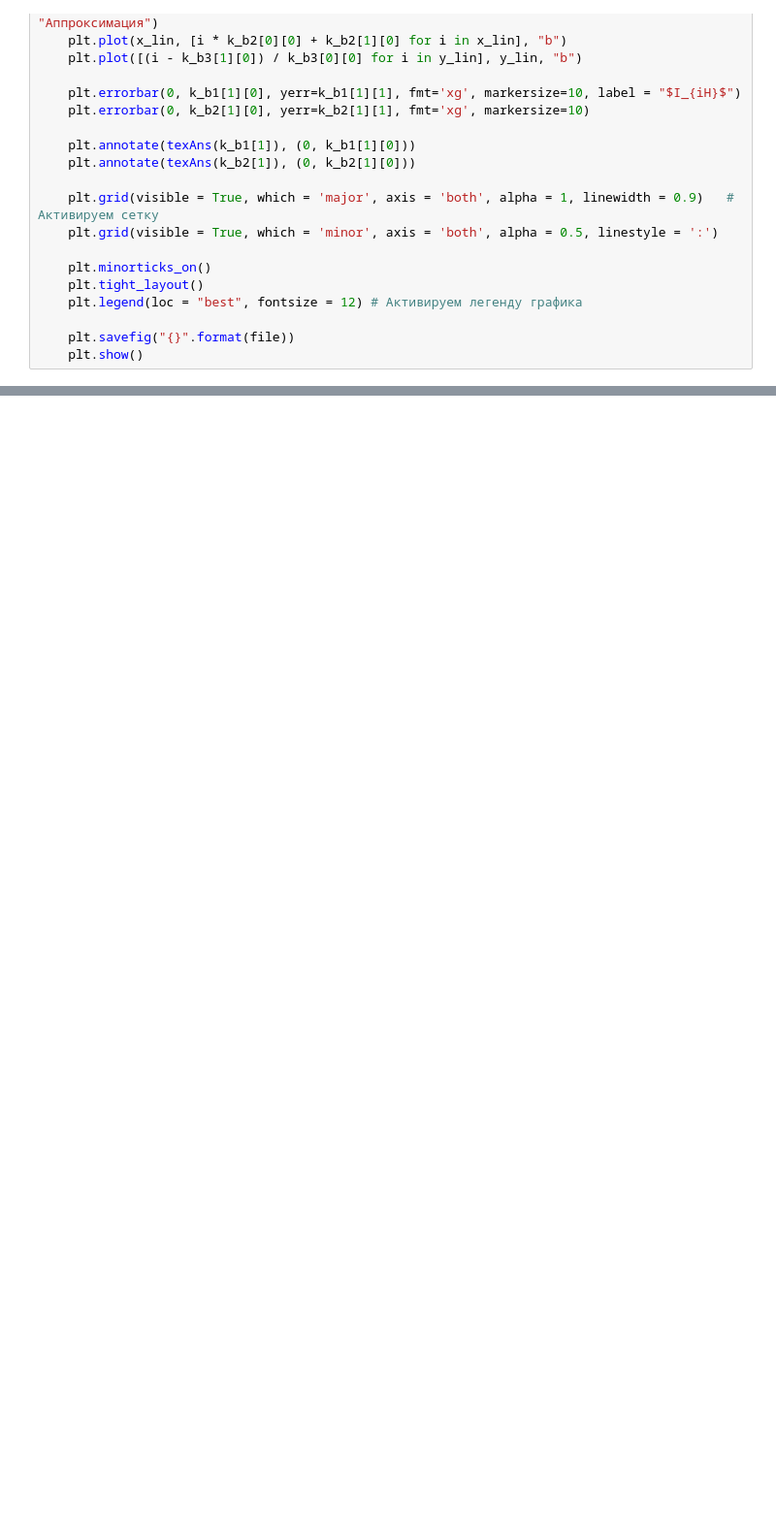
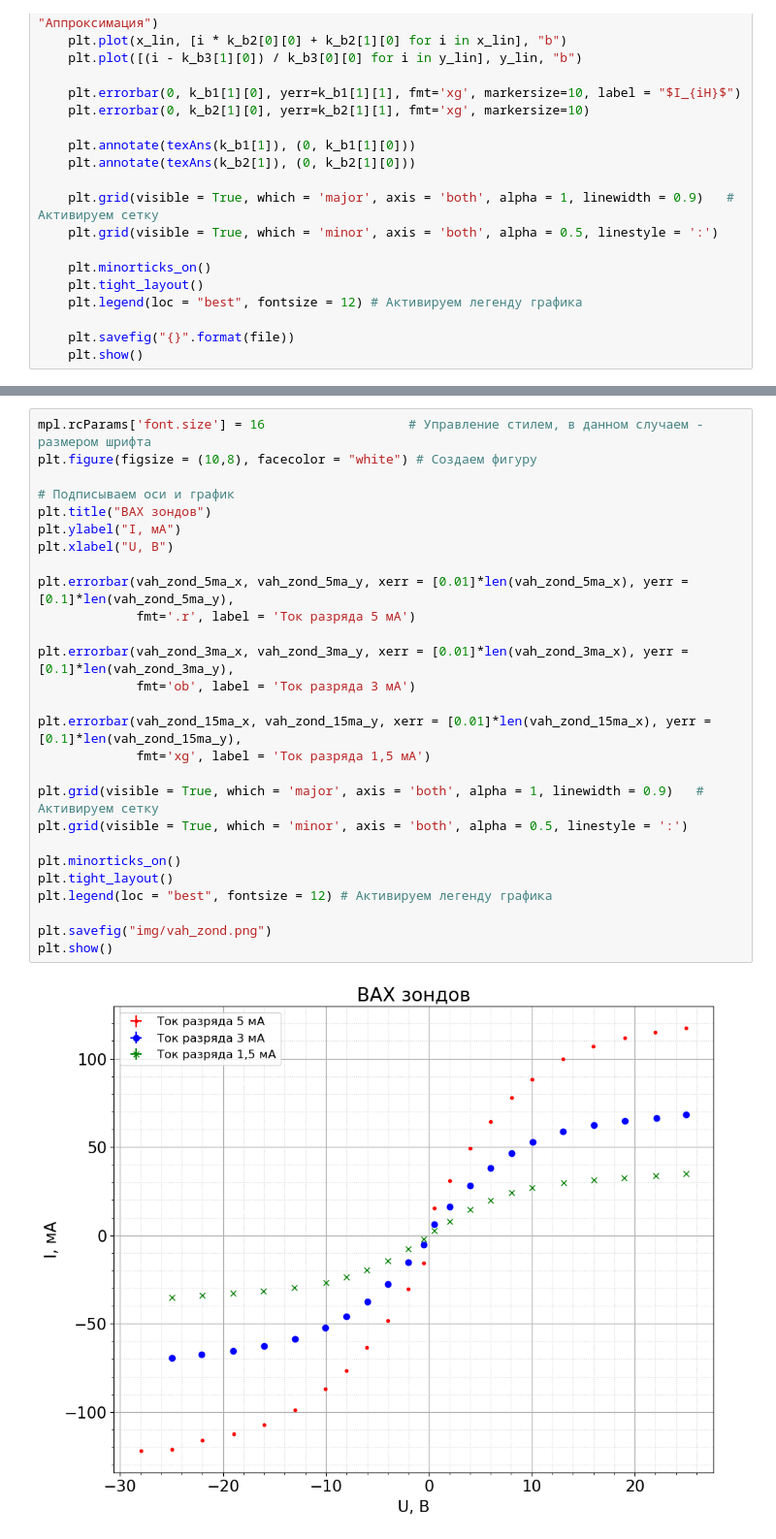
Before and after one commit to victorbaldin56/MIPT_PhysLabs, a Jupyter notebook: 3.5.1/calcs.ipynb, the cells around one changed output, grey strips where cells are left out. Shown: that part at 97% size. Saved outputs shown, nothing was run; the diff lists cells and outputs as text; blank space fills up the shorter version.

```diff
--- a/3.5.1/calcs.ipynb
+++ b/3.5.1/calcs.ipynb
@@ -148,0 +213,29 @@ b: (0.14161617883649033 +- 0.4308337418691594)
+# %%
+mpl.rcParams['font.size'] = 16                   # Управление стилем, в данном случаем - размером шрифта
+plt.figure(figsize = (10,8), facecolor = "white") # Создаем фигуру
+
+# Подписываем оси и график
+plt.title("ВАХ зондов")
+plt.ylabel("I, мА")
+plt.xlabel("U, В")
+
+plt.errorbar(vah_zond_5ma_x, vah_zond_5ma_y, xerr = [0.01]*len(vah_zond_5ma_x), yerr = [0.1]*len(vah_zond_5ma_y),
+             fmt='.r', label = 'Ток разряда 5 мА')
+
+plt.errorbar(vah_zond_3ma_x, vah_zond_3ma_y, xerr = [0.01]*len(vah_zond_3ma_x), yerr = [0.1]*len(vah_zond_3ma_y),
+             fmt='ob', label = 'Ток разряда 3 мА')
+
+plt.errorbar(vah_zond_15ma_x, vah_zond_15ma_y, xerr = [0.01]*len(vah_zond_15ma_x), yerr = [0.1]*len(vah_zond_15ma_y),
+             fmt='xg', label = 'Ток разряда 1,5 мА')
+
+plt.grid(visible = True, which = 'major', axis = 'both', alpha = 1, linewidth = 0.9)   # Активируем сетку
+plt.grid(visible = True, which = 'minor', axis = 'both', alpha = 0.5, linestyle = ':')
+
+plt.minorticks_on()
+plt.tight_layout()
+plt.legend(loc = "best", fontsize = 12) # Активируем легенду графика
+
+plt.savefig("img/vah_zond.png")
+plt.show()
+# %% [output]
+[figure, added]
```
Also changed, not shown: parts of 6 cells of this notebook, 7 other files.
